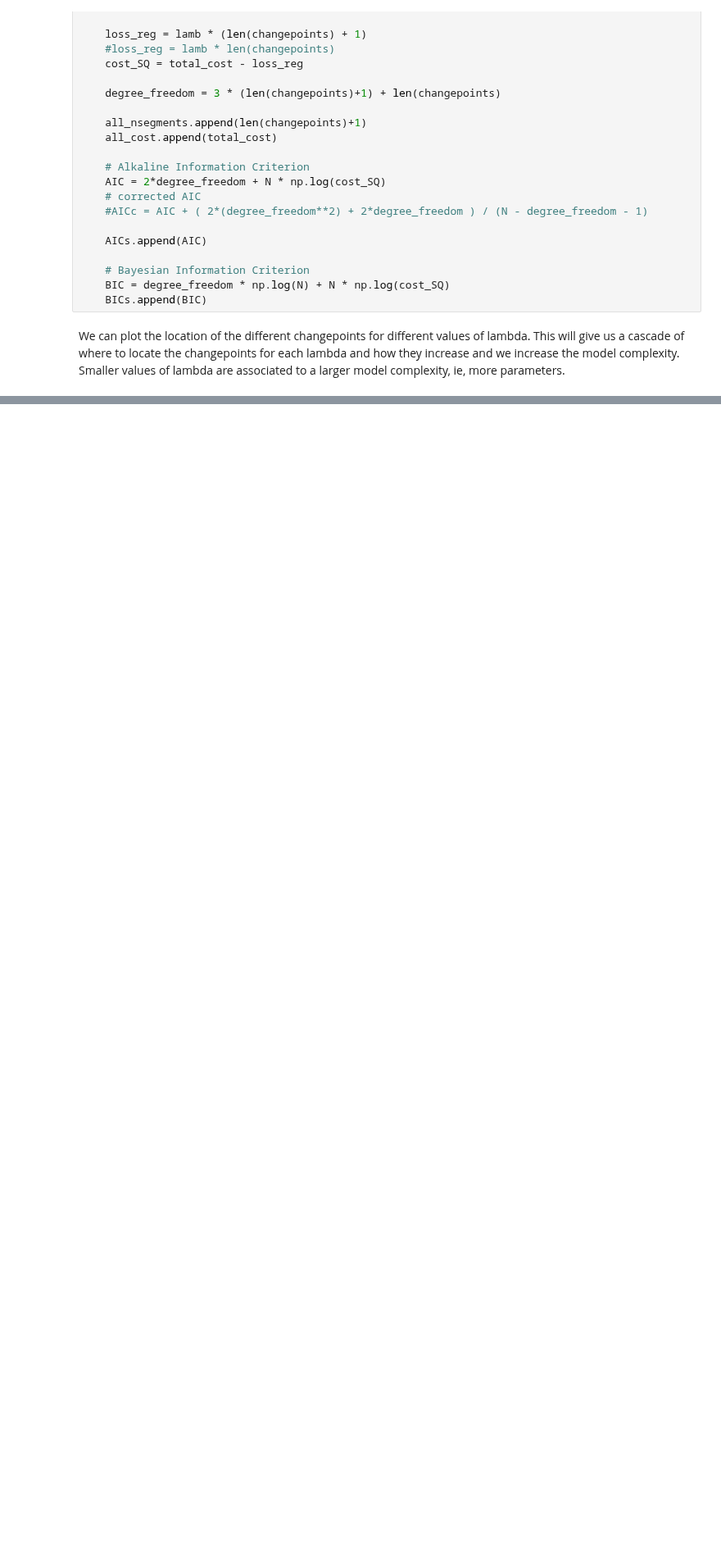
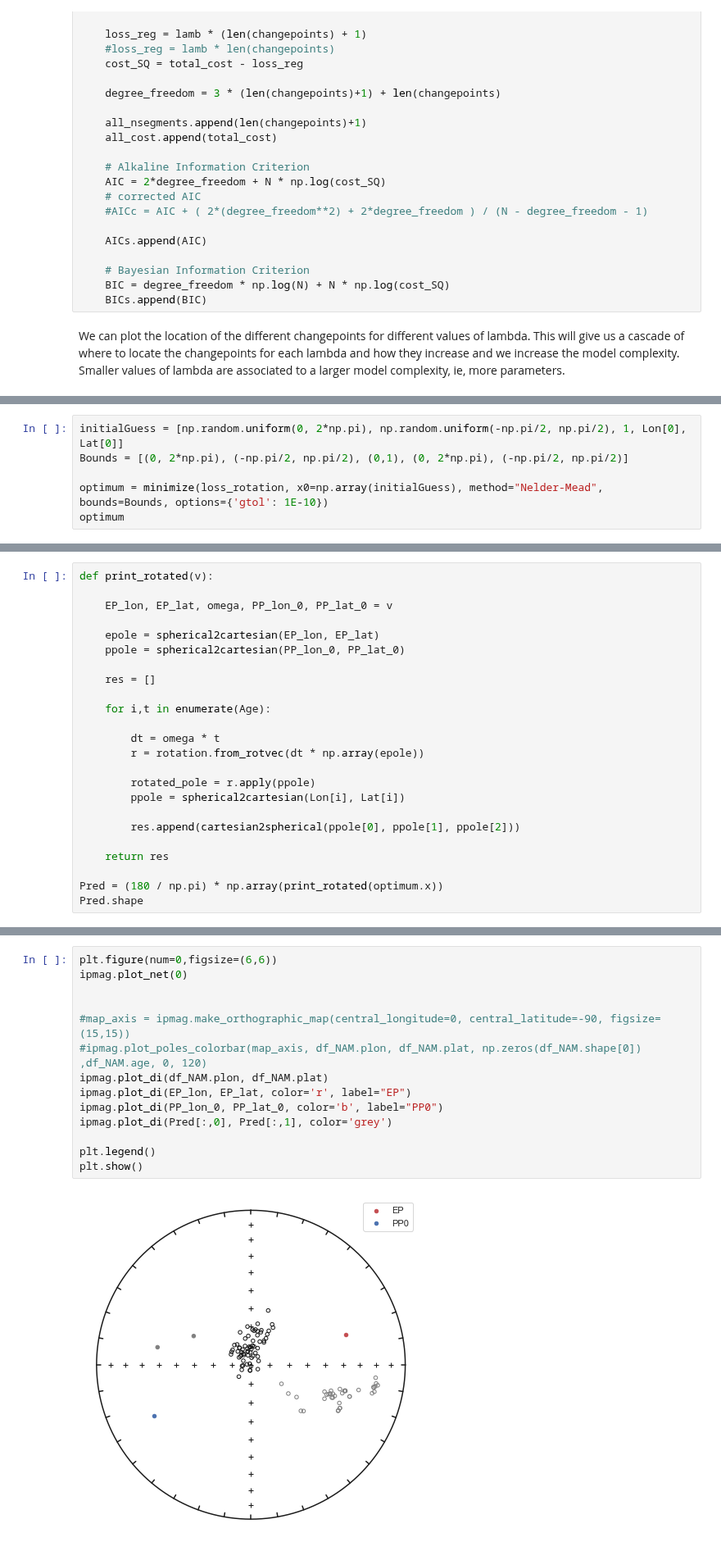
Before and after one commit to bramvaes/Young_CEED_2.0, a Jupyter notebook: NA_PEP.ipynb, the cells around one changed output, grey strips where cells are left out. Shown at 82% size. Cells and saved outputs as stored; diff of their text form; blank space fills up the shorter version.

```diff
--- a/NA_PEP.ipynb
+++ b/NA_PEP.ipynb
@@ -403,0 +256,6 @@ plt.plot(all_nsegments, BICs, 'o-')
+# %%
+initialGuess = [np.random.uniform(0, 2*np.pi), np.random.uniform(-np.pi/2, np.pi/2), 1, Lon[0], Lat[0]]
+Bounds = [(0, 2*np.pi), (-np.pi/2, np.pi/2), (0,1), (0, 2*np.pi), (-np.pi/2, np.pi/2)]
+
+optimum = minimize(loss_rotation, x0=np.array(initialGuess), method="Nelder-Mead", bounds=Bounds, options={'gtol': 1E-10})
+optimum
@@ -403,0 +292,24 @@ plt.plot(all_nsegments, BICs, 'o-')
+# %%
+def print_rotated(v):
+
+    EP_lon, EP_lat, omega, PP_lon_0, PP_lat_0 = v
+
+    epole = spherical2cartesian(EP_lon, EP_lat)
+    ppole = spherical2cartesian(PP_lon_0, PP_lat_0)
+
+    res = []
+
+    for i,t in enumerate(Age):
+
+        dt = omega * t
+        r = rotation.from_rotvec(dt * np.array(epole))
+
+        rotated_pole = r.apply(ppole)
+        ppole = spherical2cartesian(Lon[i], Lat[i])
+
+        res.append(cartesian2spherical(ppole[0], ppole[1], ppole[2]))
+
+    return res
+
+Pred = (180 / np.pi) * np.array(print_rotated(optimum.x))
+Pred.shape
@@ -403,0 +318,16 @@ plt.plot(all_nsegments, BICs, 'o-')
+# %%
+plt.figure(num=0,figsize=(6,6))
+ipmag.plot_net(0)
+
+
+#map_axis = ipmag.make_orthographic_map(central_longitude=0, central_latitude=-90, figsize=(15,15))
+#ipmag.plot_poles_colorbar(map_axis, df_NAM.plon, df_NAM.plat, np.zeros(df_NAM.shape[0]) ,df_NAM.age, 0, 120)
+ipmag.plot_di(df_NAM.plon, df_NAM.plat)
+ipmag.plot_di(EP_lon, EP_lat, color='r', label="EP")
+ipmag.plot_di(PP_lon_0, PP_lat_0, color='b', label="PP0")
+ipmag.plot_di(Pred[:,0], Pred[:,1], color='grey')
+
+plt.legend()
+plt.show()
+# %% [output]
+[figure, added]
```
Also changed, not shown: parts of 29 cells of this notebook.
